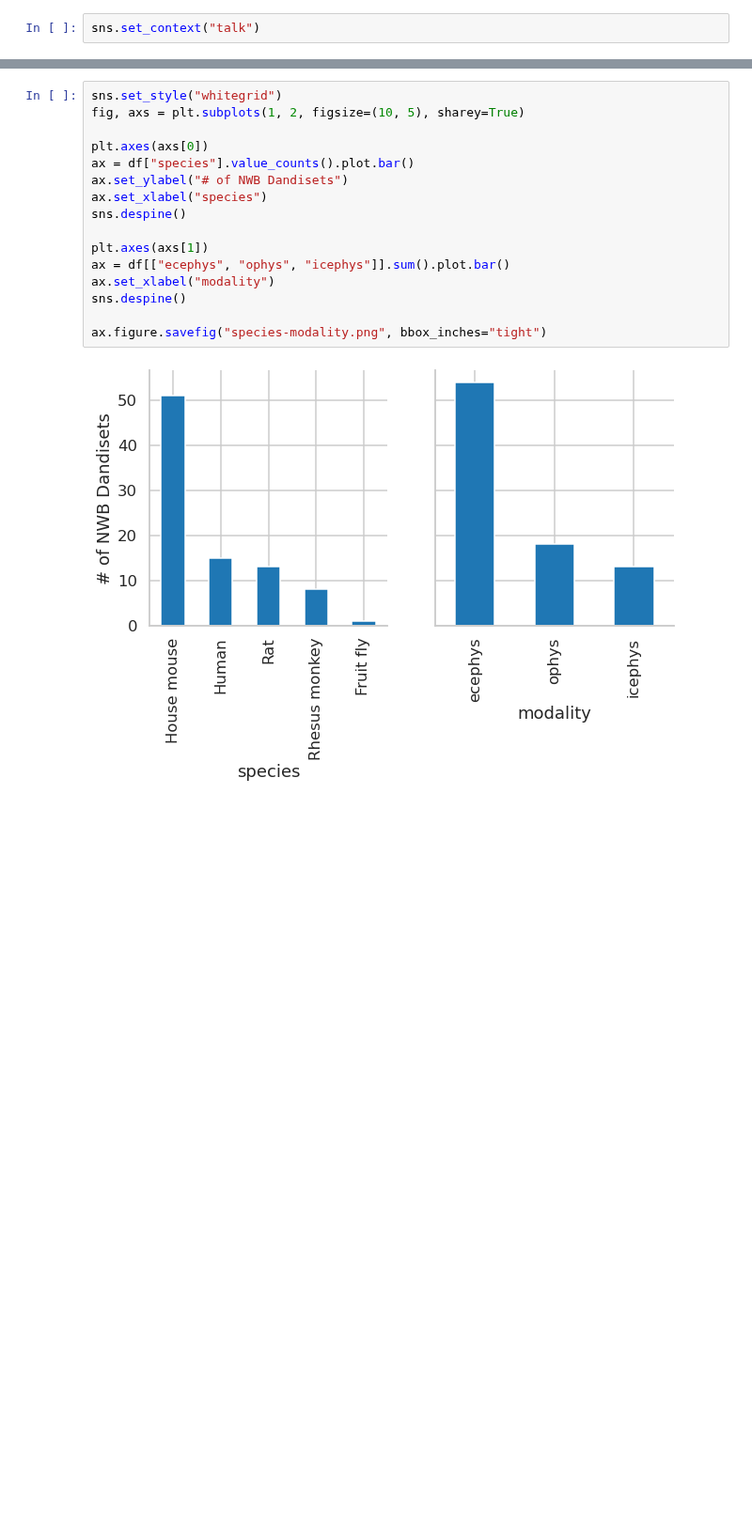
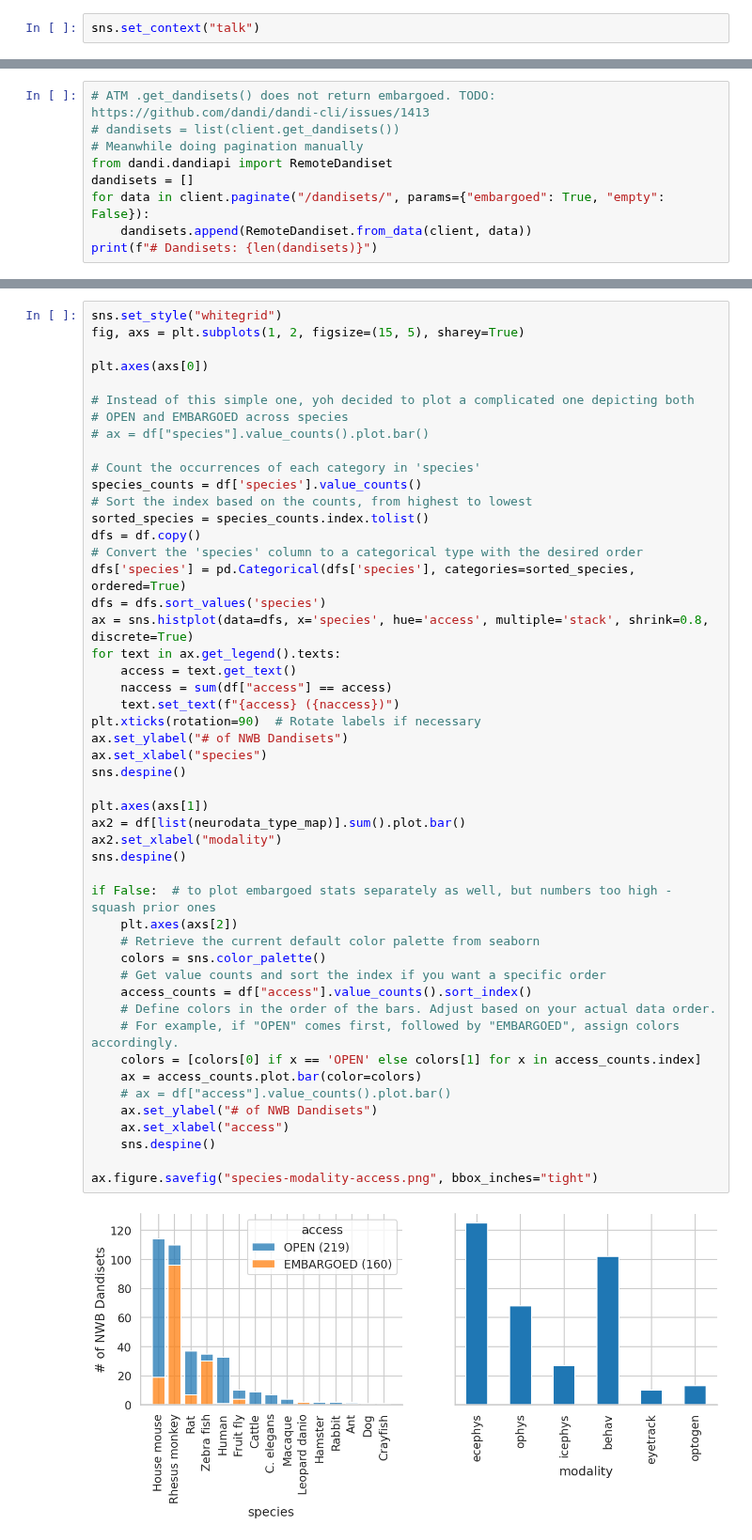
Before and after one commit to dandi/example-notebooks, a Jupyter notebook: dandi/archive_stats.ipynb, the cells around one changed output, grey strips where cells are left out. Shown at 94% size. Saved outputs shown, nothing was run; the diff lists cells and outputs as text; blank space fills up the shorter version.

Commit message:
Update and extend (OPEN vs EMBARGOED; more data types and species mapped) stats for DANDI

```diff
--- a/dandi/archive_stats.ipynb
+++ b/dandi/archive_stats.ipynb
@@ -13,0 +20,9 @@ sns.set_context("talk")
+# %%
+# ATM .get_dandisets() does not return embargoed. TODO: https://github.com/dandi/dandi-cli/issues/1413
+# dandisets = list(client.get_dandisets())
+# Meanwhile doing pagination manually
+from dandi.dandiapi import RemoteDandiset
+dandisets = []
+for data in client.paginate("/dandisets/", params={"embargoed": True, "empty": False}):
+    dandisets.append(RemoteDandiset.from_data(client, data))
+print(f"# Dandisets: {len(dandisets)}")
@@ -85,21 +114,54 @@ df
 # %%
 sns.set_style("whitegrid")
-fig, axs = plt.subplots(1, 2, figsize=(10, 5), sharey=True)
+fig, axs = plt.subplots(1, 2, figsize=(15, 5), sharey=True)
 
 plt.axes(axs[0])
-ax = df["species"].value_counts().plot.bar()
+
+# Instead of this simple one, yoh decided to plot a complicated one depicting both
+# OPEN and EMBARGOED across species
+# ax = df["species"].value_counts().plot.bar()
+
+# Count the occurrences of each category in 'species'
+species_counts = df['species'].value_counts()
+# Sort the index based on the counts, from highest to lowest
+sorted_species = species_counts.index.tolist()
+dfs = df.copy()
+# Convert the 'species' column to a categorical type with the desired order
+dfs['species'] = pd.Categorical(dfs['species'], categories=sorted_species, ordered=True)
+dfs = dfs.sort_values('species')
+ax = sns.histplot(data=dfs, x='species', hue='access', multiple='stack', shrink=0.8, discrete=True)
+for text in ax.get_legend().texts:
+    access = text.get_text()
+    naccess = sum(df["access"] == access)
+    text.set_text(f"{access} ({naccess})")
+plt.xticks(rotation=90)  # Rotate labels if necessary
 ax.set_ylabel("# of NWB Dandisets")
 ax.set_xlabel("species")
 sns.despine()
 
 plt.axes(axs[1])
-ax = df[["ecephys", "ophys", "icephys"]].sum().plot.bar()
-ax.set_xlabel("modality")
+ax2 = df[list(neurodata_type_map)].sum().plot.bar()
+ax2.set_xlabel("modality")
 sns.despine()
 
-ax.figure.savefig("species-modality.png", bbox_inches="tight")
+if False:  # to plot embargoed stats separately as well, but numbers too high - squash prior ones
+    plt.axes(axs[2])
+    # Retrieve the current default color palette from seaborn
+    colors = sns.color_palette()
+    # Get value counts and sort the index if you want a specific order
+    access_counts = df["access"].value_counts().sort_index()
+    # Define colors in the order of the bars. Adjust based on your actual data order.
+    # For example, if "OPEN" comes first, followed by "EMBARGOED", assign colors accordingly.
+    colors = [colors[0] if x == 'OPEN' else colors[1] for x in access_counts.index]
+    ax = access_counts.plot.bar(color=colors)
+    # ax = df["access"].value_counts().plot.bar()
+    ax.set_ylabel("# of NWB Dandisets")
+    ax.set_xlabel("access")
+    sns.despine()
+
+ax.figure.savefig("species-modality-access.png", bbox_inches="tight")
 # %% [output]
-[figure, old version]
+[figure, new version]
 # %%
 logsize = np.log10(df["size"])
 #logsize[logsize < 0] = np.nan
```
Also changed, not shown: parts of 7 cells of this notebook.
